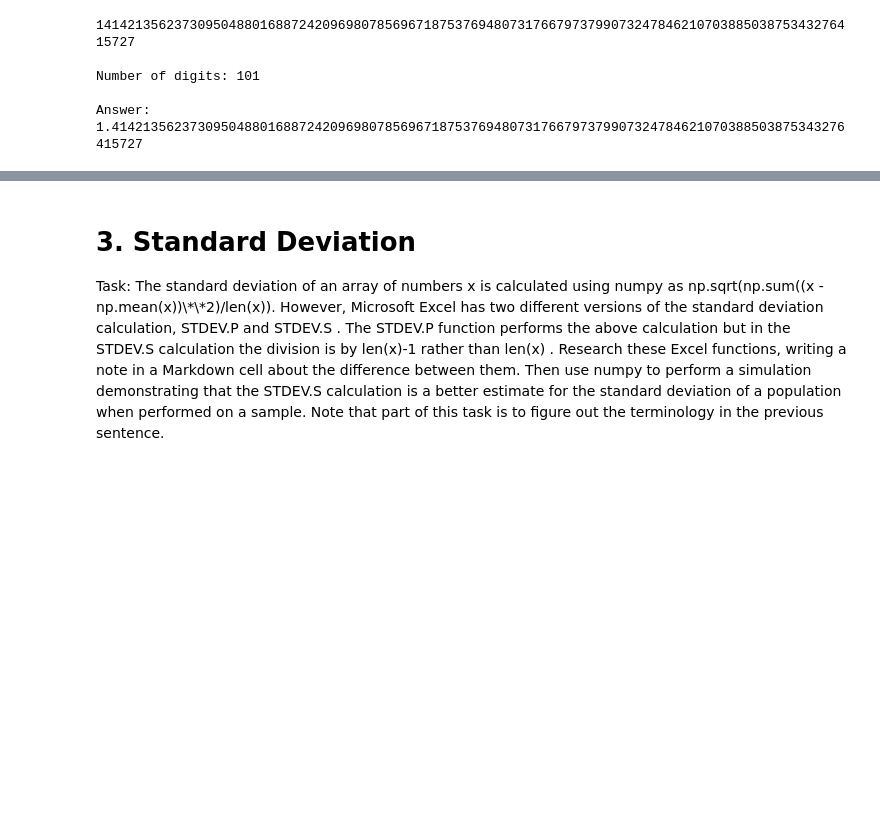
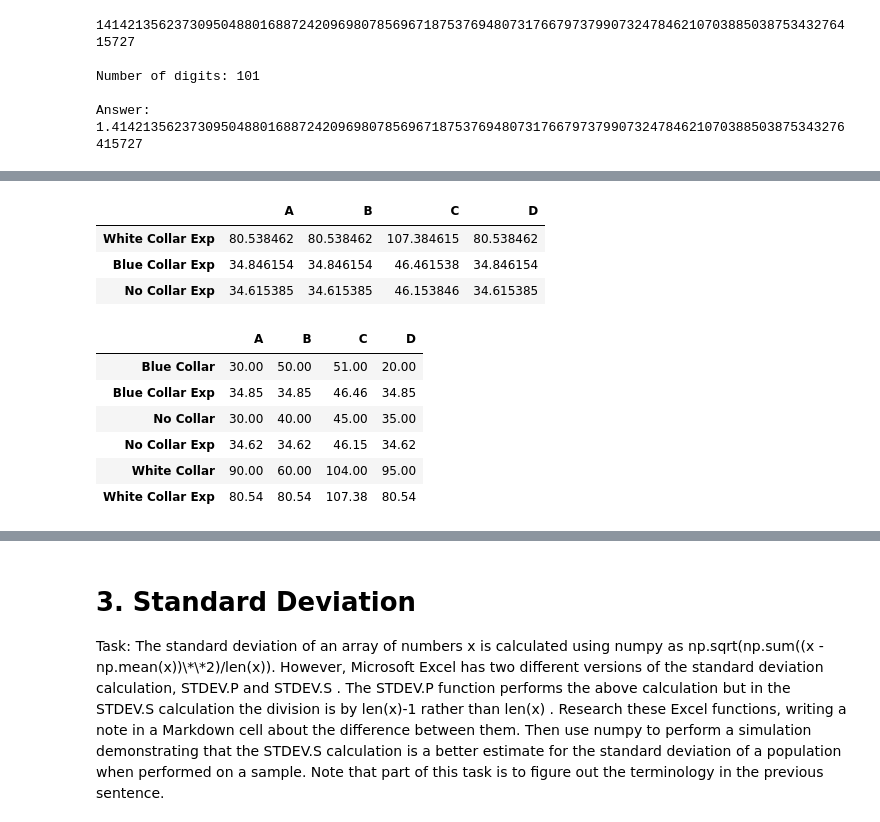
Before and after one commit to jennifer-ryan/machine-learning-tasks, a Jupyter notebook: Tasks.ipynb, the cells around one changed output, grey strips where cells are left out. Drawn from its saved outputs; the diff is of its cells as text; code cells hidden in the pictures; blank space fills up the shorter version.

```diff
--- a/Tasks.ipynb
+++ b/Tasks.ipynb
@@ -227,26 +244,12 @@ df.plot()
 # %%
-# Followed https://towardsdatascience.com/running-chi-square-tests-in-python-with-die-roll-data-b9903817c51b
-# and https://pythonhealthcare.org/2018/04/13/58-statistics-chi-squared-test/
+# Adapted from https://towardsdatascience.com/running-chi-square-tests-in-python-with-die-roll-data-b9903817c51b
 
-import numpy as np
-from scipy import stats
+# Performing Chi2 test and assigning results to different variables
+chi2_stat, p_val, dof, expected = stats.chi2_contingency(df)
 
-
-
-white = [90, 60, 104, 95]
-blue = [30, 50, 51, 20]
-none = [30, 40, 45, 35]
-
-collars = np.array([white, blue, none])
-
-chi2_stat, p_val, dof, expected = stats.chi2_contingency(collars)
-
-print(f"Chi2 Stat: {chi2_stat}\n")
+# Printing each variable
+print(f"Chi2 Statistic: {chi2_stat}\n")
 print(f"Degrees of Freedom: {dof}\n")
 print(f"P-Value: {p_val}\n")
-print(f"Contingency Table:\n {expected}\n")
-
-
-x = stats.chi2.ppf(1-.05, df=dof)
-print(f"Critical Value: {x}")
+print(f"Expected Values:\n {expected}")
 # %% [output]
@@ -264,0 +292,21 @@ Critical Value: 12.591587243743977
+# %%
+df2 = pd.DataFrame(expected, index=["White Collar Exp", "Blue Collar Exp", "No Collar Exp"],
+                  columns=["A", "B", "C", "D"])
+df2
+# %% [output]
+|  | A | B | C | D |
+| White Collar Exp | 80.538462 | 80.538462 | 107.384615 | 80.538462 |
+| Blue Collar Exp | 34.846154 | 34.846154 | 46.461538 | 34.846154 |
+| No Collar Exp | 34.615385 | 34.615385 | 46.153846 | 34.615385 |
+# %%
+# https://stackoverflow.com/a/44152479
+all_values = pd.concat([df, df2]).sort_index()
+all_values.round(2)
+# %% [output]
+|  | A | B | C | D |
+| Blue Collar | 30.00 | 50.00 | 51.00 | 20.00 |
+| Blue Collar Exp | 34.85 | 34.85 | 46.46 | 34.85 |
+| No Collar | 30.00 | 40.00 | 45.00 | 35.00 |
+| No Collar Exp | 34.62 | 34.62 | 46.15 | 34.62 |
+| White Collar | 90.00 | 60.00 | 104.00 | 95.00 |
+| White Collar Exp | 80.54 | 80.54 | 107.38 | 80.54 |
```
Also changed, not shown: parts of 18 cells of this notebook.
